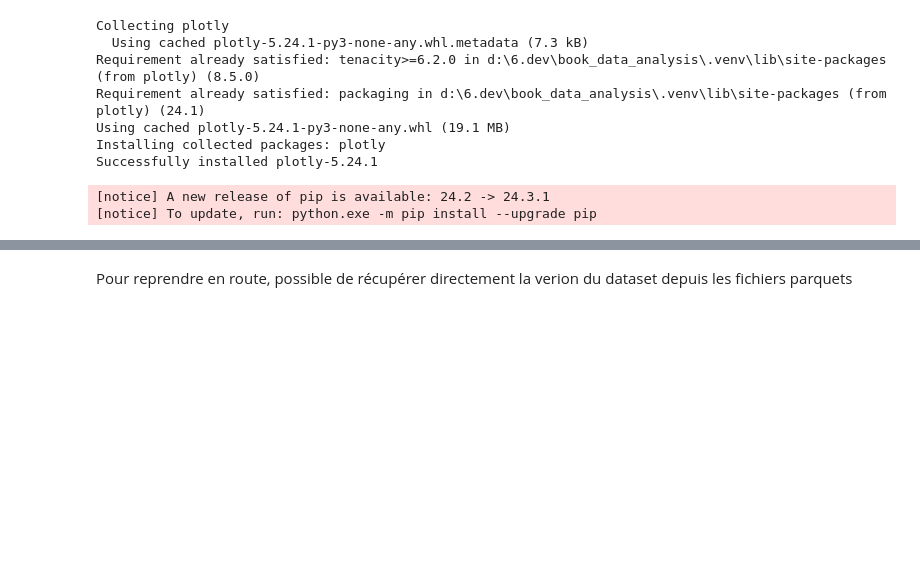
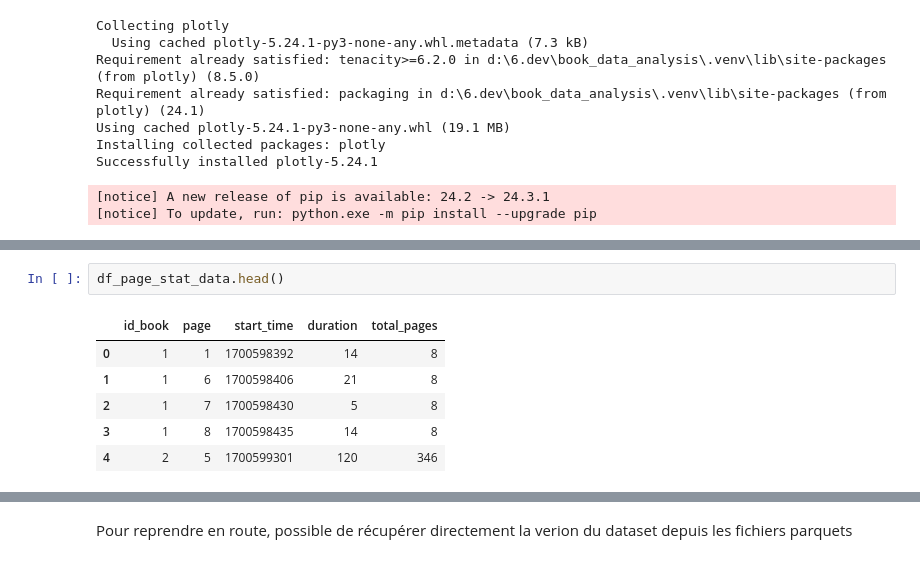
Before and after one commit to ChrisOlv/book_data_analysis, a Jupyter notebook: dataviz/dataviz.ipynb, the cells around one changed output, grey strips where cells are left out. Cells and saved outputs as stored; diff of their text form; blank space fills up the shorter version.

```diff
--- a/dataviz/dataviz.ipynb
+++ b/dataviz/dataviz.ipynb
@@ -25,0 +81,9 @@ pd.set_option('display.max_rows', 75)
+# %%
+df_page_stat_data.head()
+# %% [output]
+|  | id_book | page | start_time | duration | total_pages |
+| 0 | 1 | 1 | 1700598392 | 14 | 8 |
+| 1 | 1 | 6 | 1700598406 | 21 | 8 |
+| 2 | 1 | 7 | 1700598430 | 5 | 8 |
+| 3 | 1 | 8 | 1700598435 | 14 | 8 |
+| 4 | 2 | 5 | 1700599301 | 120 | 346 |
```
Also changed, not shown: parts of 10 cells of this notebook, 18 other files.
